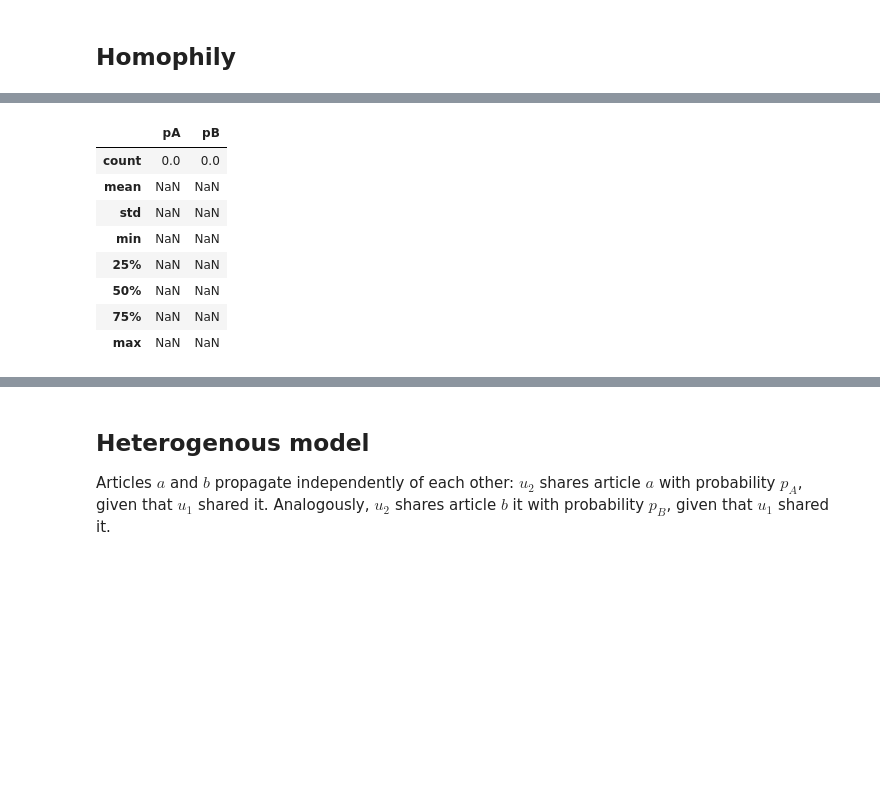
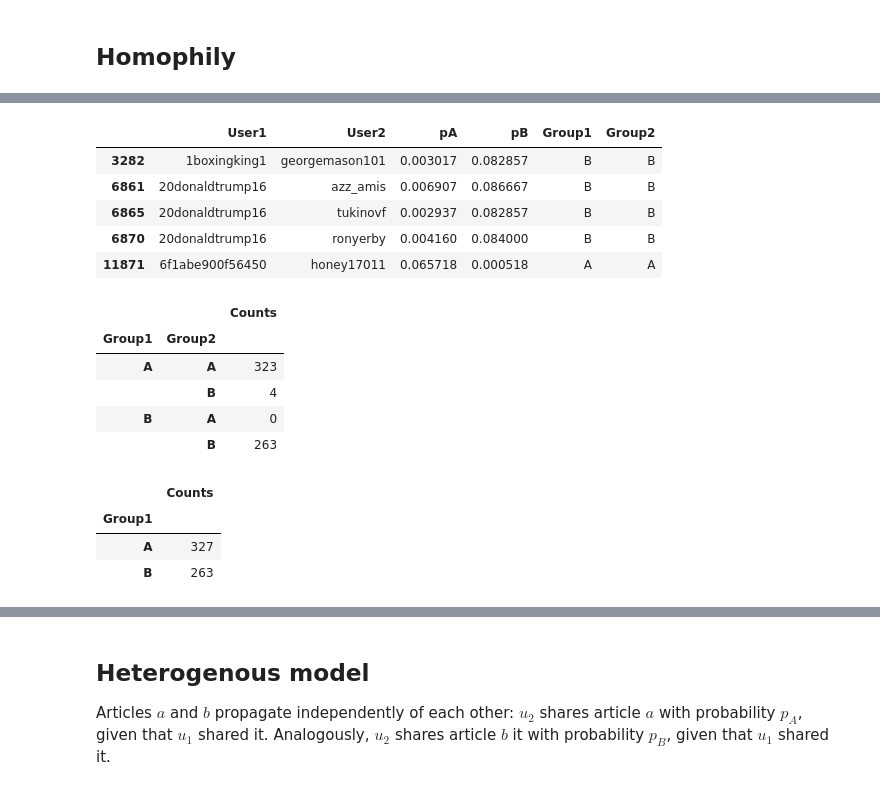
Before and after one commit to jfinocchiaro/long-term-fair-mdps, a Jupyter notebook: political-influence/probability_sharing_distributions.ipynb, the cells around one changed output, grey strips where cells are left out. Drawn from its saved outputs; the diff is of its cells as text; code cells hidden in the pictures; blank space fills up the shorter version.

```diff
--- a/political-influence/probability_sharing_distributions.ipynb
+++ b/political-influence/probability_sharing_distributions.ipynb
@@ -73,12 +37,43 @@ df[df.User1.isin(A) & df.User2.isin(B)].describe()
-# %%
-df[df.User1.isin(B) & df.User2.isin(A)].describe()
-# %% [output]
-|  | pA | pB |
-| count | 0.0 | 0.0 |
-| mean | NaN | NaN |
-| std | NaN | NaN |
-| min | NaN | NaN |
-| 25% | NaN | NaN |
-| 50% | NaN | NaN |
-| 75% | NaN | NaN |
-| max | NaN | NaN |
+# %%
+# membership
+labeled = df[(df.User1.isin(A) | df.User1.isin(B)) & (df.User2.isin(A) | df.User2.isin(B))].copy()
+labeled['Group1'] = labeled.User1.isin(A).replace({True: 'A', False: 'B'})
+labeled['Group2'] = labeled.User2.isin(A).replace({True: 'A', False: 'B'})
+labeled.head()
+# %% [output]
+|  | User1 | User2 | pA | pB | Group1 | Group2 |
+| 3282 | 1boxingking1 | georgemason101 | 0.003017 | 0.082857 | B | B |
+| 6861 | 20donaldtrump16 | azz_amis | 0.006907 | 0.086667 | B | B |
+| 6865 | 20donaldtrump16 | tukinovf | 0.002937 | 0.082857 | B | B |
+| 6870 | 20donaldtrump16 | ronyerby | 0.004160 | 0.084000 | B | B |
+| 11871 | 6f1abe900f56450 | honey17011 | 0.065718 | 0.000518 | A | A |
+# %%
+# replacement counts
+replacements = (labeled.groupby(['Group1', 'Group2']).User1
+                       .count()
+                       .unstack(fill_value=0)
+                       .stack()
+                       .rename('Counts')
+                       .reset_index()
+                       .set_index(['Group1', 'Group2']))
+replacements
+# %% [output]
+|  |  | Counts |
+| Group1 | Group2 |  |
+| A | A | 323 |
+|  | B | 4 |
+| B | A | 0 |
+|  | B | 263 |
+# %%
+# group1 counts
+groups = (labeled.groupby('Group1').User1
+                 .count()
+                 .rename('Counts')
+                 .reset_index()
+                 .set_index('Group1'))
+groups
+# %% [output]
+|  | Counts |
+| Group1 |  |
+| A | 327 |
+| B | 263 |
```
Also changed, not shown: parts of 6 cells of this notebook.
